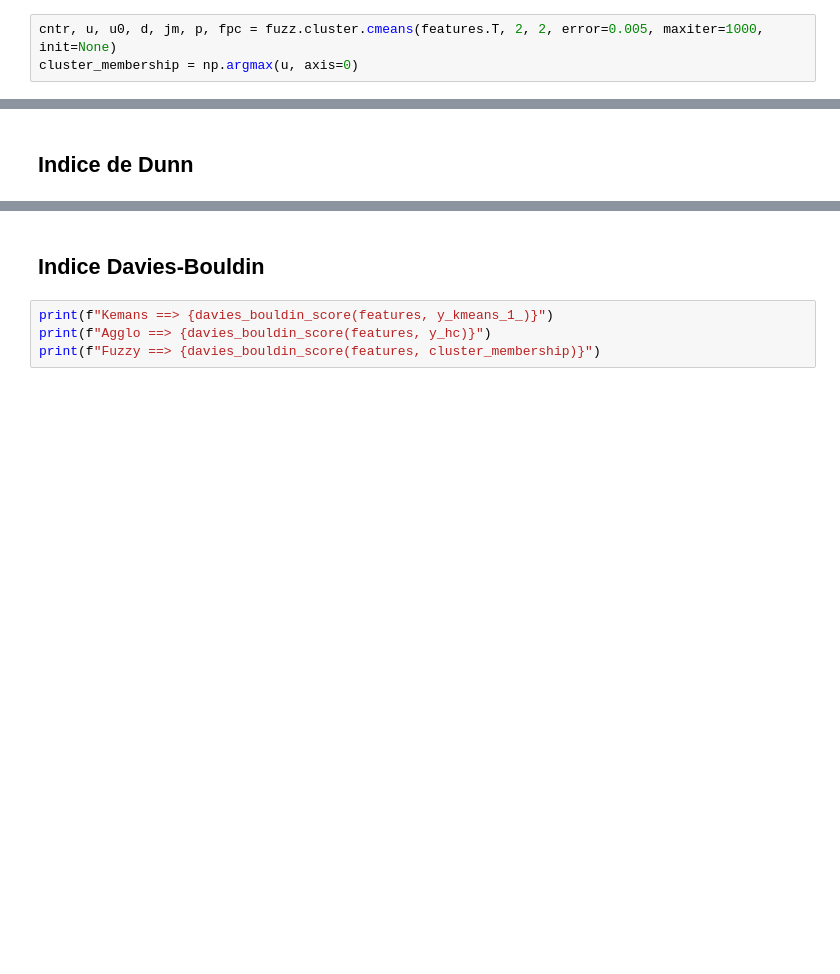
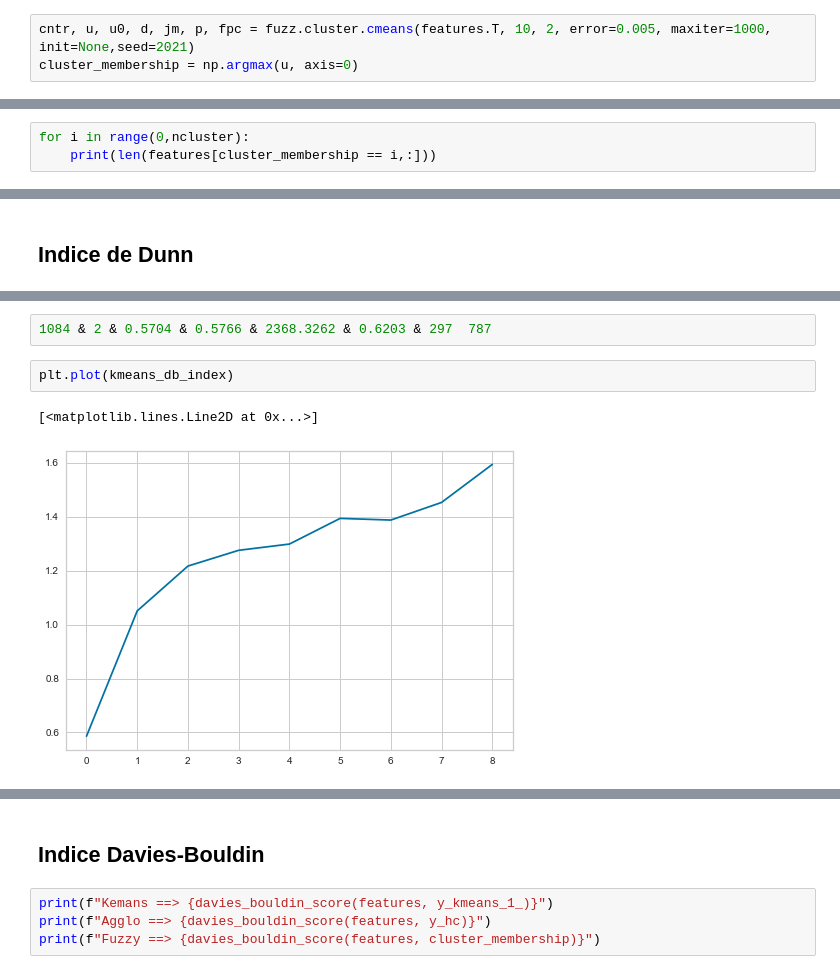
Before and after one commit to ab3masta/pfe_final_notebook, a Jupyter notebook: final_clustering.ipynb, the cells around one changed output, grey strips where cells are left out. Drawn from its saved outputs; the diff is of its cells as text; blank space fills up the shorter version.

```diff
--- a/final_clustering.ipynb
+++ b/final_clustering.ipynb
@@ -43,7 +45,7 @@ y_kmeans_1_ = kmeans.fit_predict(features)
 # %% [markdown]
 ## Fuzzy Clustering
 # %%
-cntr, u, u0, d, jm, p, fpc = fuzz.cluster.cmeans(features.T, 2, 2, error=0.005, maxiter=1000, init=None)
+cntr, u, u0, d, jm, p, fpc = fuzz.cluster.cmeans(features.T, 10, 2, error=0.005, maxiter=1000, init=None,seed=2021)
 cluster_membership = np.argmax(u, axis=0)
 # %% [markdown]
 # Hierarchical Clustering
@@ -52,0 +57,3 @@ y_hc = hc.fit_predict(features)
+# %%
+for i in range(0,ncluster):
+    print(len(features[cluster_membership == i,:]))
@@ -59,0 +200,7 @@ from sklearn.metrics import davies_bouldin_score, calinski_harabasz_score
+# %%
+1084 & 2 & 0.5704 & 0.5766 & 2368.3262 & 0.6203 & 297  787
+# %%
+plt.plot(kmeans_db_index)
+# %% [output]
+[<matplotlib.lines.Line2D at 0x...>]
+[figure, added]
```
Also changed, not shown: parts of 14 cells of this notebook, 2 other files.
